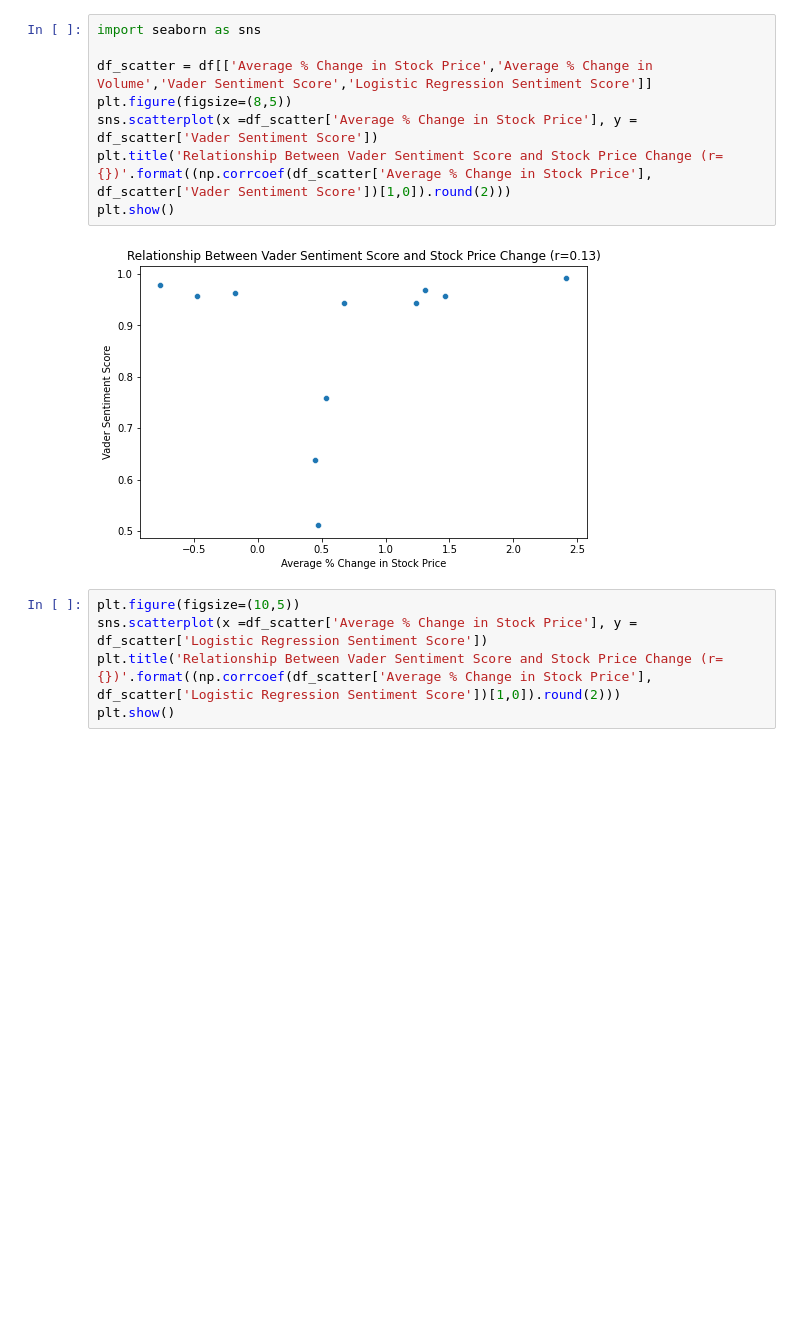
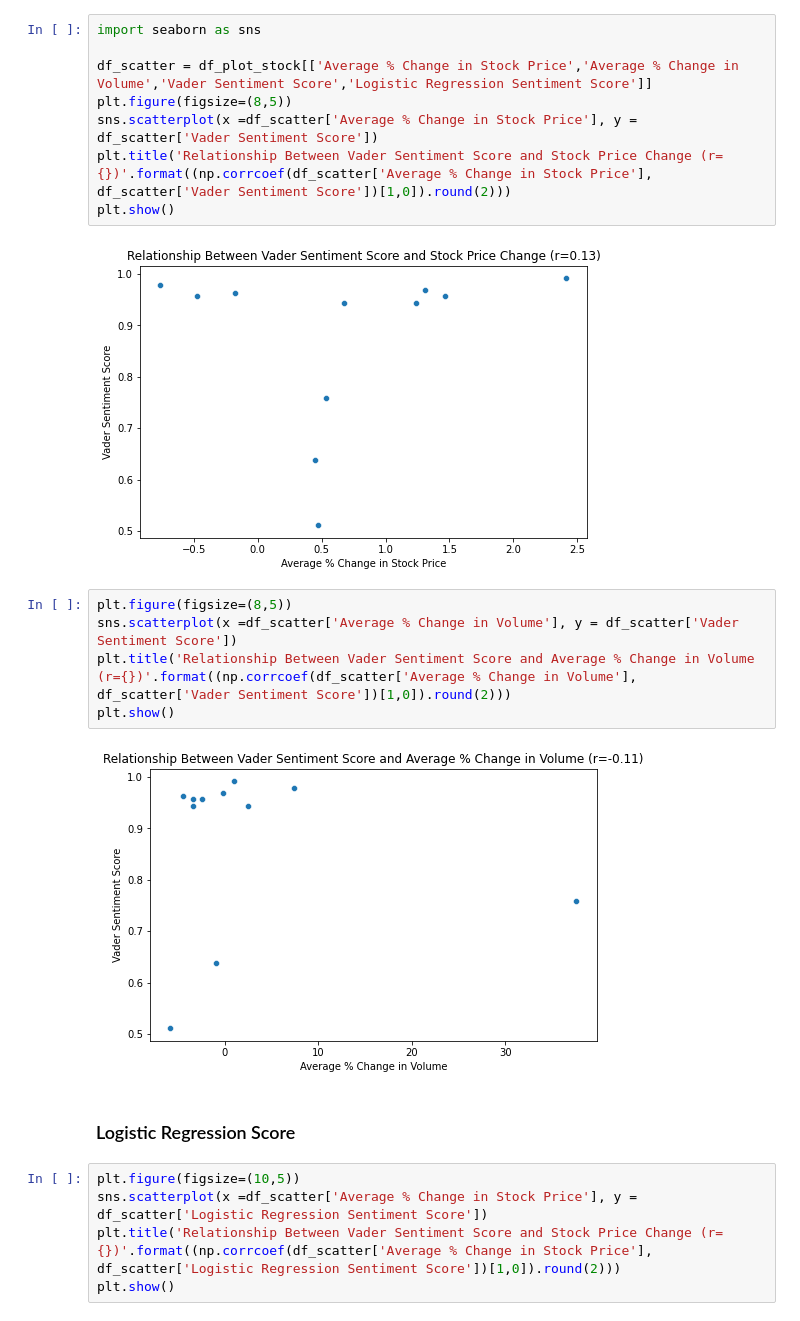
Before and after one commit to anair123/NLP-Final-Project, a Jupyter notebook: NLP Project/Zoom.ipynb, the cells around one changed output. Cells and saved outputs as stored; diff of their text form; blank space fills up the shorter version.

```diff
--- a/NLP Project/Zoom.ipynb
+++ b/NLP Project/Zoom.ipynb
@@ -734,13 +750,22 @@ df.head(2)
 # %%
 import seaborn as sns
 
-df_scatter = df[['Average % Change in Stock Price','Average % Change in Volume','Vader Sentiment Score','Logistic Regression Sentiment Score']]
+df_scatter = df_plot_stock[['Average % Change in Stock Price','Average % Change in Volume','Vader Sentiment Score','Logistic Regression Sentiment Score']]
 plt.figure(figsize=(8,5))
 sns.scatterplot(x =df_scatter['Average % Change in Stock Price'], y = df_scatter['Vader Sentiment Score'])
 plt.title('Relationship Between Vader Sentiment Score and Stock Price Change (r={})'.format((np.corrcoef(df_scatter['Average % Change in Stock Price'], df_scatter['Vader Sentiment Score'])[1,0]).round(2)))
 plt.show()
 # %% [output]
 [figure]
+# %%
+plt.figure(figsize=(8,5))
+sns.scatterplot(x =df_scatter['Average % Change in Volume'], y = df_scatter['Vader Sentiment Score'])
+plt.title('Relationship Between Vader Sentiment Score and Average % Change in Volume (r={})'.format((np.corrcoef(df_scatter['Average % Change in Volume'], df_scatter['Vader Sentiment Score'])[1,0]).round(2)))
+plt.show()
+# %% [output]
+[figure, added]
+# %% [markdown]
+### Logistic Regression Score
 # %%
 plt.figure(figsize=(10,5))
 sns.scatterplot(x =df_scatter['Average % Change in Stock Price'], y = df_scatter['Logistic Regression Sentiment Score'])
```
Also changed, not shown: parts of 3 cells of this notebook, 1 other file.
